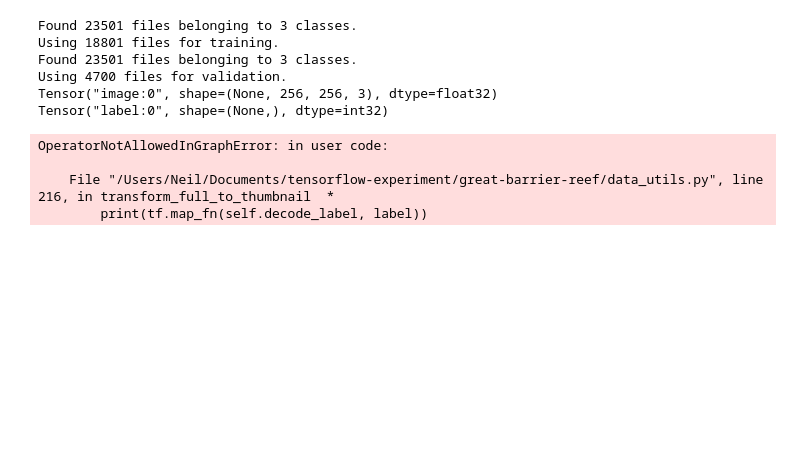
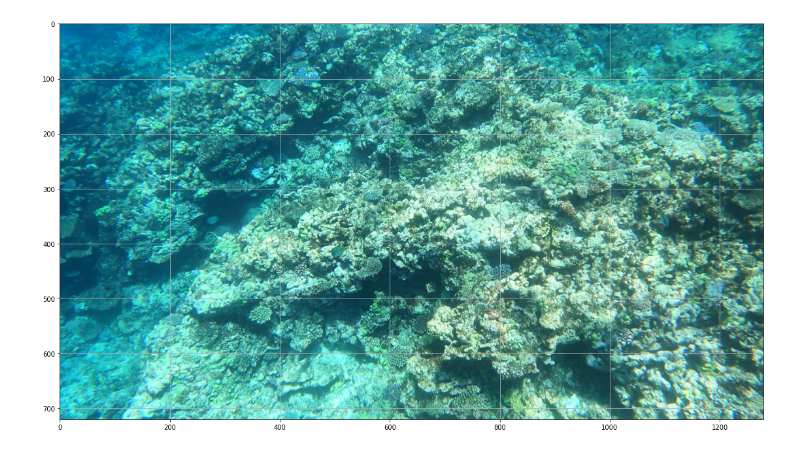
Before and after one commit to ngoecknerwald/starfish-perception-telescope, a Jupyter notebook: great-barrier-reef/test_data_loading_classes.ipynb, the cells around one changed output. Saved outputs shown, nothing was run; the diff lists cells and outputs as text; code cells hidden in the pictures; blank space fills up the shorter version.

Commit message:
Data loading classes FINALLLY work as advertised

```diff
--- a/great-barrier-reef/test_data_loading_classes.ipynb
+++ b/great-barrier-reef/test_data_loading_classes.ipynb
@@ -9,24 +9,7 @@ from matplotlib import patches
 # %%
 # Exercise loading the dataset
-reload(data_utils)
 data=data_utils.DataLoaderFull(input_file='tensorflow-great-barrier-reef')
-images= data.get_training(validation_split=0.2, batch_size=64, shuffle=True)
-
-# Check that the image batch looks like what we expect
-for image,label in images:
-
-    figure(figsize=(16,9))
-    imshow(image[0].numpy() / 255.)
-    for annotation in data.decode_label(label[0].numpy()):
-        print(annotation)
-        rect = patches.Rectangle((annotation['x'], annotation['y']),
-                             annotation['width'], annotation['height'],
-                             linewidth=4, edgecolor='y', facecolor='none')
-        gca().add_patch(rect)
-    gca().grid('True')
-    tight_layout()
-    show()
-    break
+inputs = data.get_training(validation_split=0.2, batch_size=64, shuffle=True)
 # %% [output]
 Found 23501 files belonging to 3 classes.
 Using 18801 files for training.
@@ -49,22 +18,17 @@ Using 4700 files for validation.
 # %%
-# Get a new set of images, these should be different but have correct annotations
-reload(data_utils)
-data=data_utils.DataLoaderThumbnail(input_file='tensorflow-great-barrier-reef')
-images = data.get_training(validation_split=0.2, batch_size=9, shuffle=True)
+# Check that the image batch looks like what we expect
+image,label = inputs.__iter__().next()
 
-for image,label in images:
-    print(image[0])
-    print(label[0])
-    break
-    # TODO make some plots!
+figure(figsize=(16,9))
+imshow(image[1].numpy() / 255.)
+for annotation in data.decode_label(label[1]):
+    print(annotation)
+    rect = patches.Rectangle((annotation['x'], annotation['y']),
+                         annotation['width'], annotation['height'],
+                         linewidth=4, edgecolor='y', facecolor='none')
+    gca().add_patch(rect)
+gca().grid('True')
+tight_layout()
+show()
 # %% [output]
-Found 23501 files belonging to 3 classes.
-Using 18801 files for training.
-Found 23501 files belonging to 3 classes.
-Using 4700 files for validation.
-Tensor("image:0", shape=(None, 256, 256, 3), dtype=float32)
-Tensor("label:0", shape=(None,), dtype=int32)
-OperatorNotAllowedInGraphError: in user code:
-
-    File "/Users/Neil/Documents/tensorflow-experiment/great-barrier-reef/data_utils.py", line 216, in transform_full_to_thumbnail  *
-        print(tf.map_fn(self.decode_label, label))
+[figure, added]
```
Also changed, not shown: parts of 4 cells of this notebook, 1 other file.
